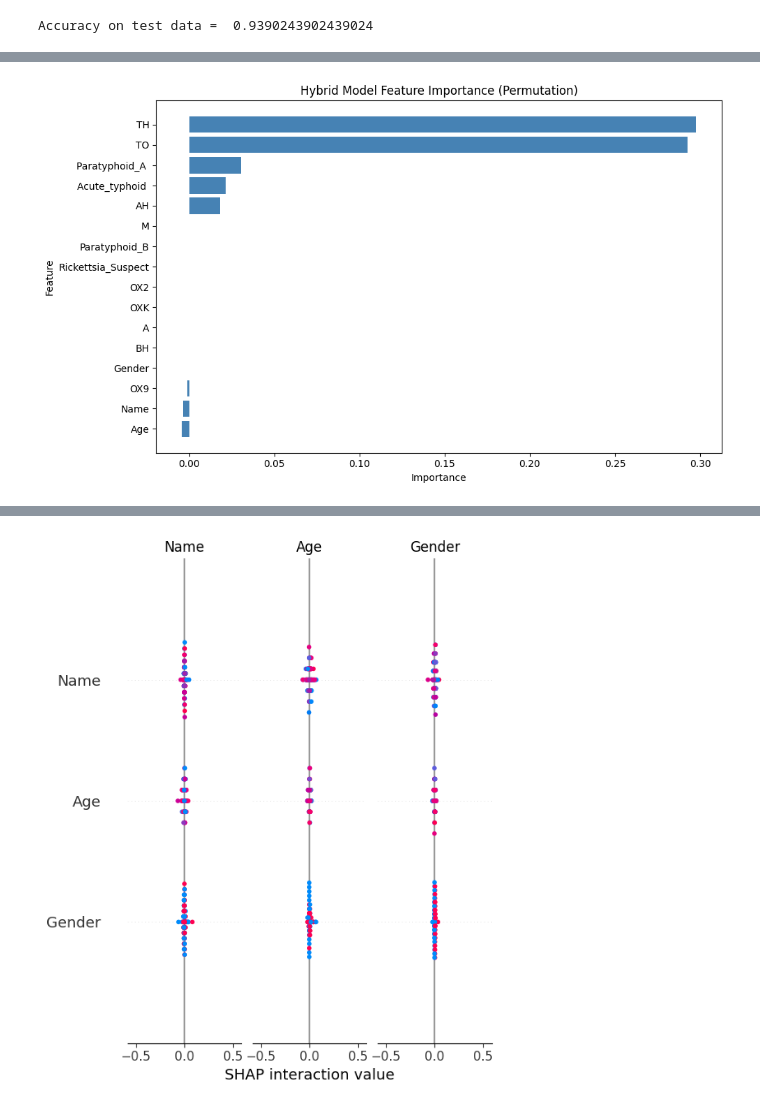
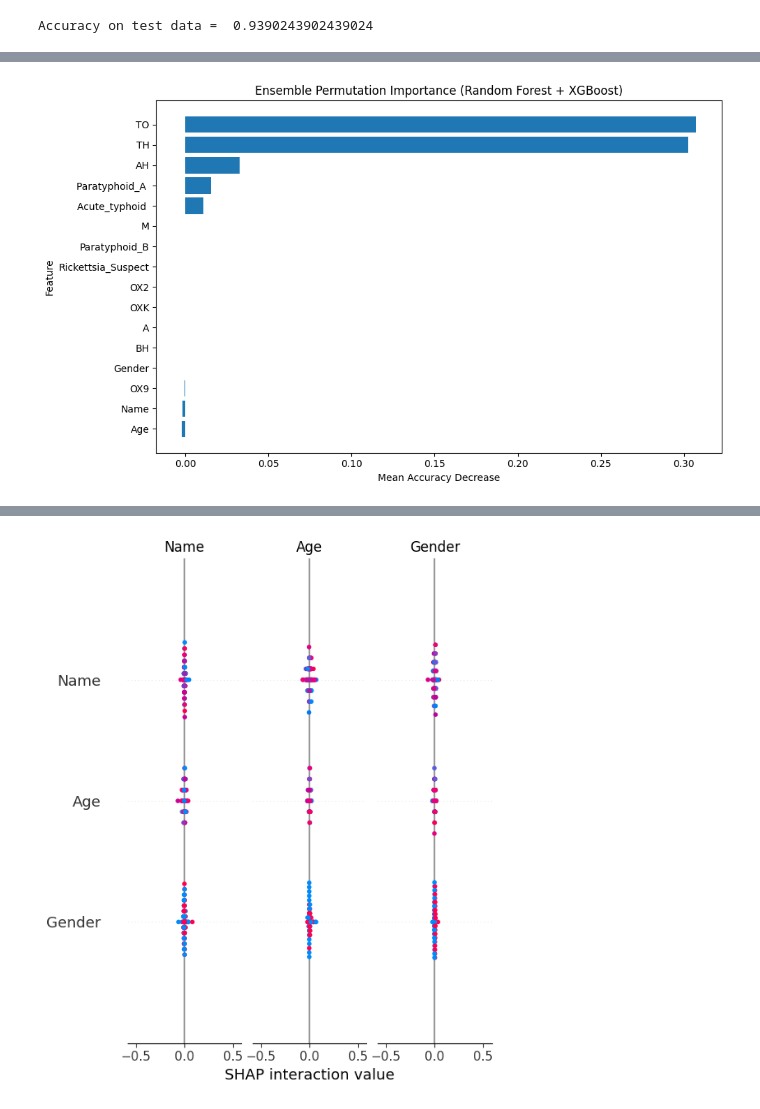
Before and after one commit to yasir9030/ML-Project, a Jupyter notebook: Typoid/notebook/typoid.ipynb, the cells around one changed output, grey strips where cells are left out. Cells and saved outputs as stored; diff of their text form; code cells hidden in the pictures.

```diff
--- a/Typoid/notebook/typoid.ipynb
+++ b/Typoid/notebook/typoid.ipynb
@@ -479,7 +479,7 @@ from sklearn.linear_model import LogisticRegression
 
 rf = RandomForestClassifier(n_estimators=100, random_state=2)
 xgb = XGBClassifier(
-    n_estimators=100,
+    n_estimators=100
     learning_rate=0.05,
     max_depth=6,
     subsample=0.8,
@@ -749,11 +752,20 @@ print('Accuracy on test data = ', test_data_accuracy)
 # %% [output]
 Accuracy on test data =  0.9390243902439024
 # %%
-#random forest
+# Random Forest
 from sklearn.ensemble import RandomForestClassifier
-from sklearn.metrics import accuracy_score, confusion_matrix, classification_report
+from sklearn.metrics import accuracy_score
 
-model = RandomForestClassifier(n_estimators=100, random_state=42)
+model = RandomForestClassifier(
+    n_estimators=60,          # fewer trees
+    max_depth=6,              # limit tree depth
+    min_samples_split=15,     # harder splits
+    min_samples_leaf=8,       # larger leaves
+    max_features="sqrt",      # feature randomness
+    bootstrap=True,
+    random_state=42
+)
+
 model.fit(xtrain, ytrain)
 y_pred = model.predict(xtest)
 
@@ -836,42 +879,84 @@ plt.show()
 # %%
 import pandas as pd
 import matplotlib.pyplot as plt
+from sklearn.ensemble import RandomForestClassifier
 from sklearn.inspection import permutation_importance
+from xgboost import XGBClassifier
 
 # =========================
-# Permutation Importance
+# Train Random Forest
 # =========================
-result = permutation_importance(
-    model,          # 🔥 hybrid model
+rf = RandomForestClassifier(
+    n_estimators=100,
+    random_state=42
+)
+rf.fit(xtrain, ytrain)
+
+rf_perm = permutation_importance(
+    rf,
     xtest,
     ytest,
     n_repeats=10,
     random_state=42,
-    n_jobs=-1
+    scoring="accuracy"
 )
 
-# Create DataFrame
+rf_importance = rf_perm.importances_mean
+
+# =========================
+# Train XGBoost
+# =========================
+xgb = XGBClassifier(
+    n_estimators=100,
+    max_depth=3,
+    learning_rate=0.05,
+    subsample=0.7,
+    colsample_bytree=0.7,
+    use_label_encoder=False,
+    eval_metric="mlogloss",
+    random_state=42
+)
+xgb.fit(xtrain, ytrain)
+
+xgb_perm = permutation_importance(
+    xgb,
+    xtest,
+    ytest,
+    n_repeats=10,
+    random_state=42,
+    scoring="accuracy"
+)
+
+xgb_importance = xgb_perm.importances_mean
+
+# =========================
+# Ensemble permutation importance (average)
+# =========================
+ensemble_importance = (rf_importance + xgb_importance) / 2
+
+feature_names = xtest.columns
+
 fi_df = pd.DataFrame({
-    "Feature": xtest.columns,
-    "Importance": result.importances_mean
+    "Feature": feature_names,
+    "RF Permutation": rf_importance,
+    "XGB Permutation": xgb_importance,
+    "Ensemble Permutation": ensemble_importance
 })
 
-# Sort
-fi_df = fi_df.sort_values(by="Importance", ascending=True)
+# Sort by ensemble importance
+fi_df = fi_df.sort_values(by="Ensemble Permutation", ascending=True)
 
 # =========================
 # Plot
 # =========================
 plt.figure(figsize=(10, 6))
-
 plt.barh(
     fi_df["Feature"],
-    fi_df["Importance"],
-    color="steelblue"
+    fi_df["Ensemble Permutation"]
 )
 
-plt.title("Hybrid Model Feature Importance (Permutation)", fontsize=12)
-plt.xlabel("Importance")
+plt.title("Ensemble Permutation Importance (Random Forest + XGBoost)")
+plt.xlabel("Mean Accuracy Decrease")
 plt.ylabel("Feature")
 
 plt.tight_layout()
@@ -880,4 +968,4 @@ plt.show()
-[figure, old version]
+[figure, new version]
 # %%
 # =======================
 # XAI 4: SHAP (Tree-based Models)
```
Also changed, not shown: parts of 22 cells of this notebook, 1 other file.
